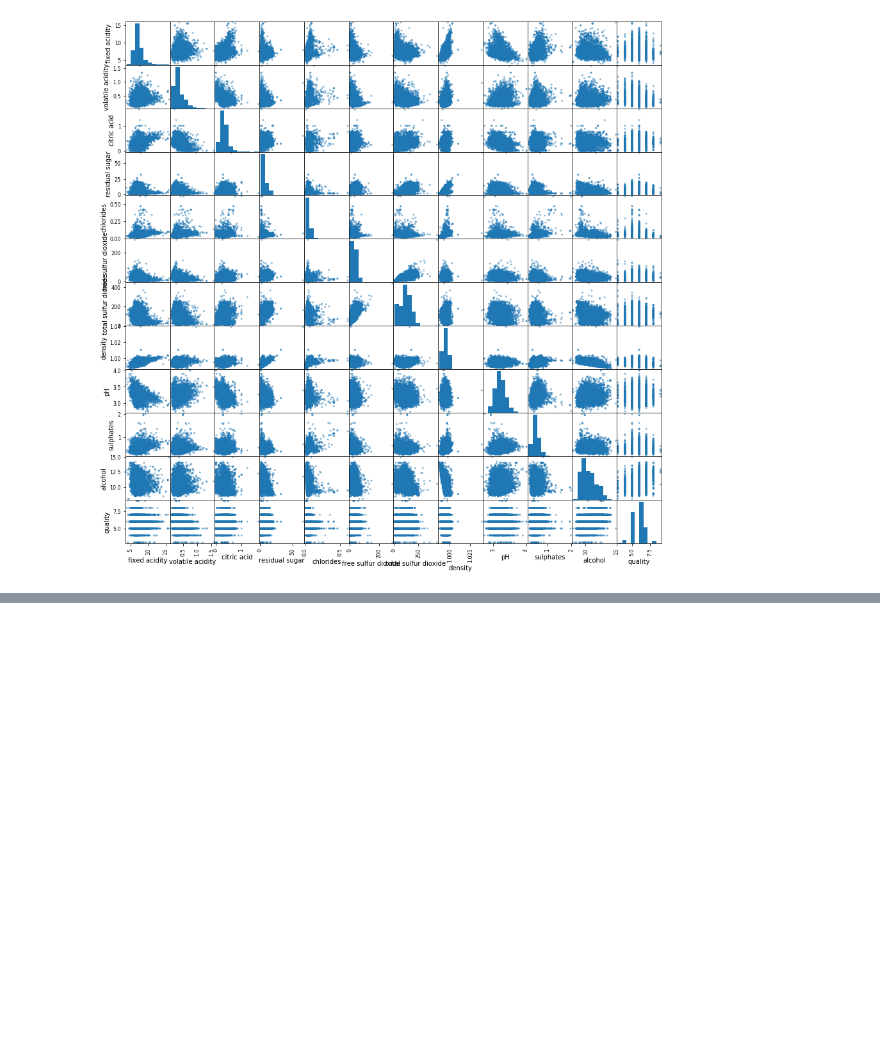
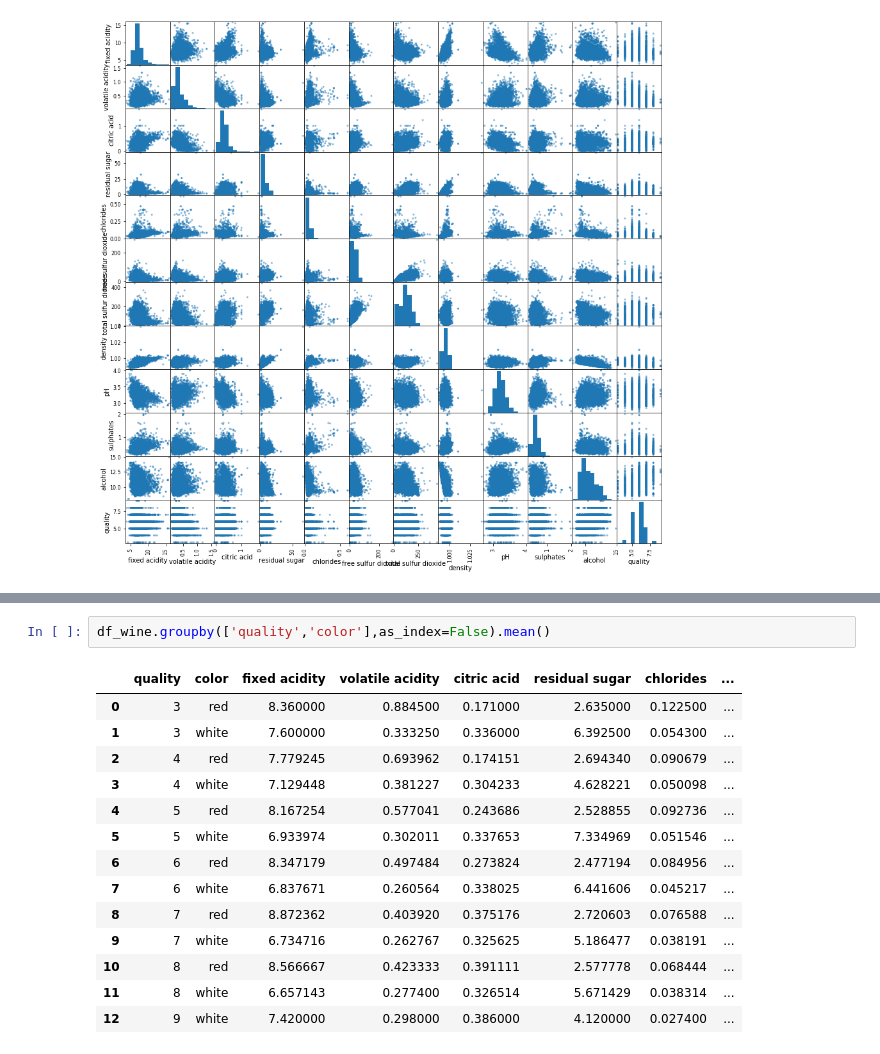
Before and after one commit to Siddharth1698/Data-Analyst-Nanodegree, a Jupyter notebook: Wine Qwality Analaysis/Wine qwality analysis.ipynb, the cells around one changed output, grey strips where cells are left out. Saved outputs shown, nothing was run; the diff lists cells and outputs as text; blank space fills up the shorter version.

```diff
--- a/Wine Qwality Analaysis/Wine qwality analysis.ipynb
+++ b/Wine Qwality Analaysis/Wine qwality analysis.ipynb
@@ -215,0 +236,17 @@ array([[<matplotlib.axes._subplots.AxesSubplot object at 0x...>,
+# %%
+df_wine.groupby(['quality','color'],as_index=False).mean()
+# %% [output]
+|  | quality | color | fixed acidity | volatile acidity | citric acid | residual sugar | chlorides | ... |
+| 0 | 3 | red | 8.360000 | 0.884500 | 0.171000 | 2.635000 | 0.122500 | ... |
+| 1 | 3 | white | 7.600000 | 0.333250 | 0.336000 | 6.392500 | 0.054300 | ... |
+| 2 | 4 | red | 7.779245 | 0.693962 | 0.174151 | 2.694340 | 0.090679 | ... |
+| 3 | 4 | white | 7.129448 | 0.381227 | 0.304233 | 4.628221 | 0.050098 | ... |
+| 4 | 5 | red | 8.167254 | 0.577041 | 0.243686 | 2.528855 | 0.092736 | ... |
+| 5 | 5 | white | 6.933974 | 0.302011 | 0.337653 | 7.334969 | 0.051546 | ... |
+| 6 | 6 | red | 8.347179 | 0.497484 | 0.273824 | 2.477194 | 0.084956 | ... |
+| 7 | 6 | white | 6.837671 | 0.260564 | 0.338025 | 6.441606 | 0.045217 | ... |
+| 8 | 7 | red | 8.872362 | 0.403920 | 0.375176 | 2.720603 | 0.076588 | ... |
+| 9 | 7 | white | 6.734716 | 0.262767 | 0.325625 | 5.186477 | 0.038191 | ... |
+| 10 | 8 | red | 8.566667 | 0.423333 | 0.391111 | 2.577778 | 0.068444 | ... |
+| 11 | 8 | white | 6.657143 | 0.277400 | 0.326514 | 5.671429 | 0.038314 | ... |
+| 12 | 9 | white | 7.420000 | 0.298000 | 0.386000 | 4.120000 | 0.027400 | ... |
```
Also changed, not shown: parts of 2 cells of this notebook.
